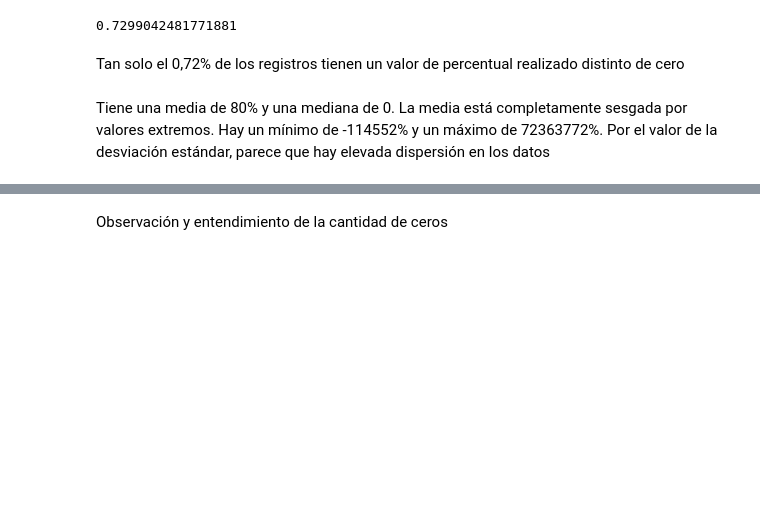
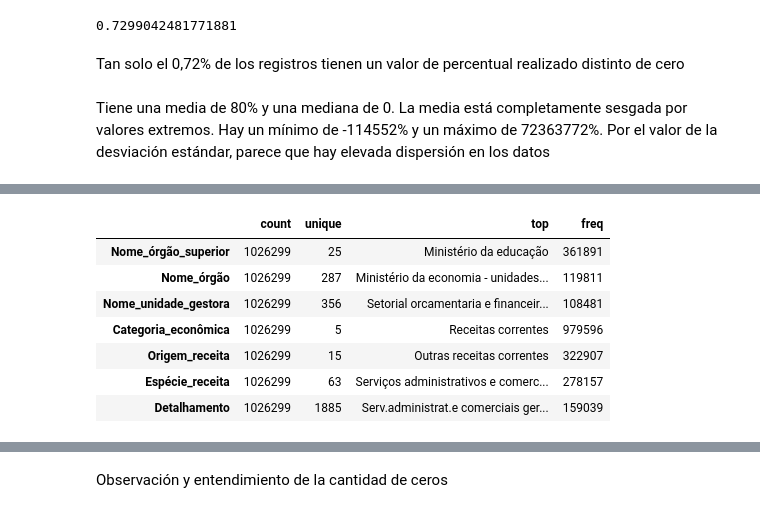
Before and after one commit to raquelscv/Proyecto2-AnalisisPandas, a Jupyter notebook: Eda_Final.ipynb, the cells around one changed output, grey strips where cells are left out. Drawn from its saved outputs; the diff is of its cells as text; code cells hidden in the pictures; blank space fills up the shorter version.

```diff
--- a/Eda_Final.ipynb
+++ b/Eda_Final.ipynb
@@ -194,0 +314,12 @@ Tiene una media de 80% y una mediana de 0. La media está completamente sesgada
+# %%
+#saca los descriptivos de las variables categoricas
+df.describe(include="object").T
+# %% [output]
+|  | count | unique | top | freq |
+| Nome_órgão_superior | 1026299 | 25 | Ministério da educação | 361891 |
+| Nome_órgão | 1026299 | 287 | Ministério da economia - unidades... | 119811 |
+| Nome_unidade_gestora | 1026299 | 356 | Setorial orcamentaria e financeir... | 108481 |
+| Categoria_econômica | 1026299 | 5 | Receitas correntes | 979596 |
+| Origem_receita | 1026299 | 15 | Outras receitas correntes | 322907 |
+| Espécie_receita | 1026299 | 63 | Serviços administrativos e comerc... | 278157 |
+| Detalhamento | 1026299 | 1885 | Serv.administrat.e comerciais ger... | 159039 |
```
Also changed, not shown: parts of 60 cells of this notebook, 1 other file.
